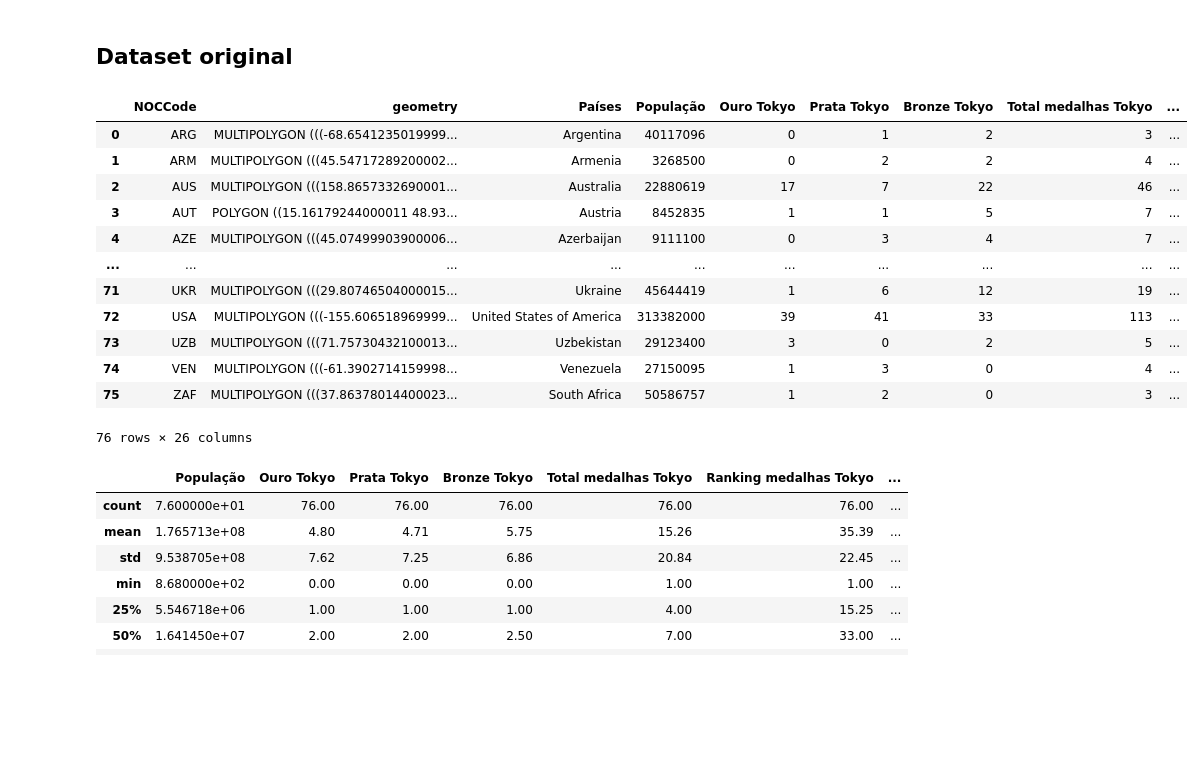
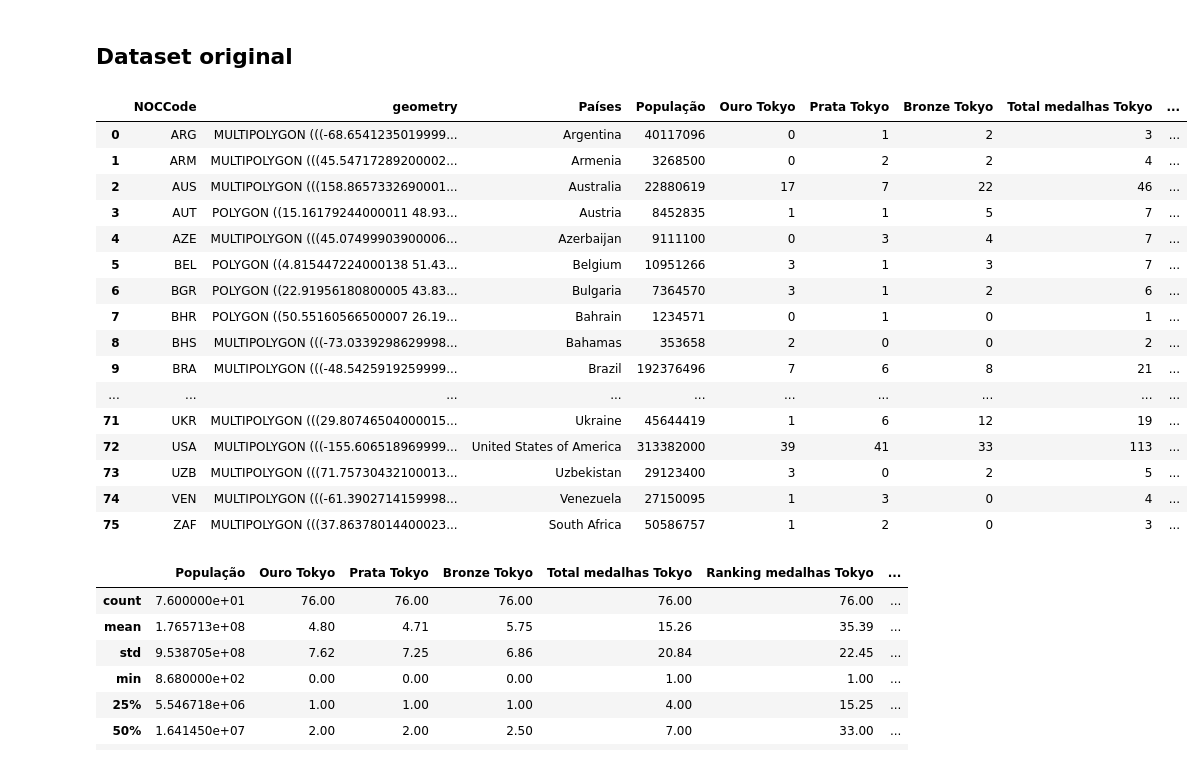
Before and after one commit to brunabellini/Projeto_Olimpiadas, a Jupyter notebook: olimpiada-final.ipynb, the cells around one changed output. Drawn from its saved outputs; the diff is of its cells as text; code cells hidden in the pictures; blank space fills up the shorter version.

```diff
--- a/olimpiada-final.ipynb
+++ b/olimpiada-final.ipynb
@@ -53,24 +53,28 @@ import numpy as np
 # %% [markdown]
 ## Dataset original
 # %%
-pd.set_option('display.max_rows', 10,'display.max_columns', None)
+pd.set_option('display.max_rows', None,'display.max_columns', None)
 df_global= pd.read_csv('./Data/df_final_global.csv')
 df_global.drop('Unnamed: 0',axis=1, inplace=True)
 df_global
 # %% [output]
 |  | NOCCode | geometry | Países | População | Ouro Tokyo | Prata Tokyo | Bronze Tokyo | Total medalhas Tokyo | ... |
 | 0 | ARG | MULTIPOLYGON (((-68.6541235019999... | Argentina | 40117096 | 0 | 1 | 2 | 3 | ... |
 | 1 | ARM | MULTIPOLYGON (((45.54717289200002... | Armenia | 3268500 | 0 | 2 | 2 | 4 | ... |
 | 2 | AUS | MULTIPOLYGON (((158.8657332690001... | Australia | 22880619 | 17 | 7 | 22 | 46 | ... |
 | 3 | AUT | POLYGON ((15.16179244000011 48.93... | Austria | 8452835 | 1 | 1 | 5 | 7 | ... |
 | 4 | AZE | MULTIPOLYGON (((45.07499903900006... | Azerbaijan | 9111100 | 0 | 3 | 4 | 7 | ... |
+| 5 | BEL | POLYGON ((4.815447224000138 51.43... | Belgium | 10951266 | 3 | 1 | 3 | 7 | ... |
+| 6 | BGR | POLYGON ((22.91956180800005 43.83... | Bulgaria | 7364570 | 3 | 1 | 2 | 6 | ... |
+| 7 | BHR | POLYGON ((50.55160566500007 26.19... | Bahrain | 1234571 | 0 | 1 | 0 | 1 | ... |
+| 8 | BHS | MULTIPOLYGON (((-73.0339298629998... | Bahamas | 353658 | 2 | 0 | 0 | 2 | ... |
+| 9 | BRA | MULTIPOLYGON (((-48.5425919259999... | Brazil | 192376496 | 7 | 6 | 8 | 21 | ... |
 | ... | ... | ... | ... | ... | ... | ... | ... | ... | ... |
 | 71 | UKR | MULTIPOLYGON (((29.80746504000015... | Ukraine | 45644419 | 1 | 6 | 12 | 19 | ... |
 | 72 | USA | MULTIPOLYGON (((-155.606518969999... | United States of America | 313382000 | 39 | 41 | 33 | 113 | ... |
 | 73 | UZB | MULTIPOLYGON (((71.75730432100013... | Uzbekistan | 29123400 | 3 | 0 | 2 | 5 | ... |
 | 74 | VEN | MULTIPOLYGON (((-61.3902714159998... | Venezuela | 27150095 | 1 | 3 | 0 | 4 | ... |
 | 75 | ZAF | MULTIPOLYGON (((37.86378014400023... | South Africa | 50586757 | 1 | 2 | 0 | 3 | ... |
-76 rows × 26 columns
 # %%
 round(df_global.describe(),2)
 # %% [output]
```
Also changed, not shown: parts of 20 cells of this notebook, 3 other files.
